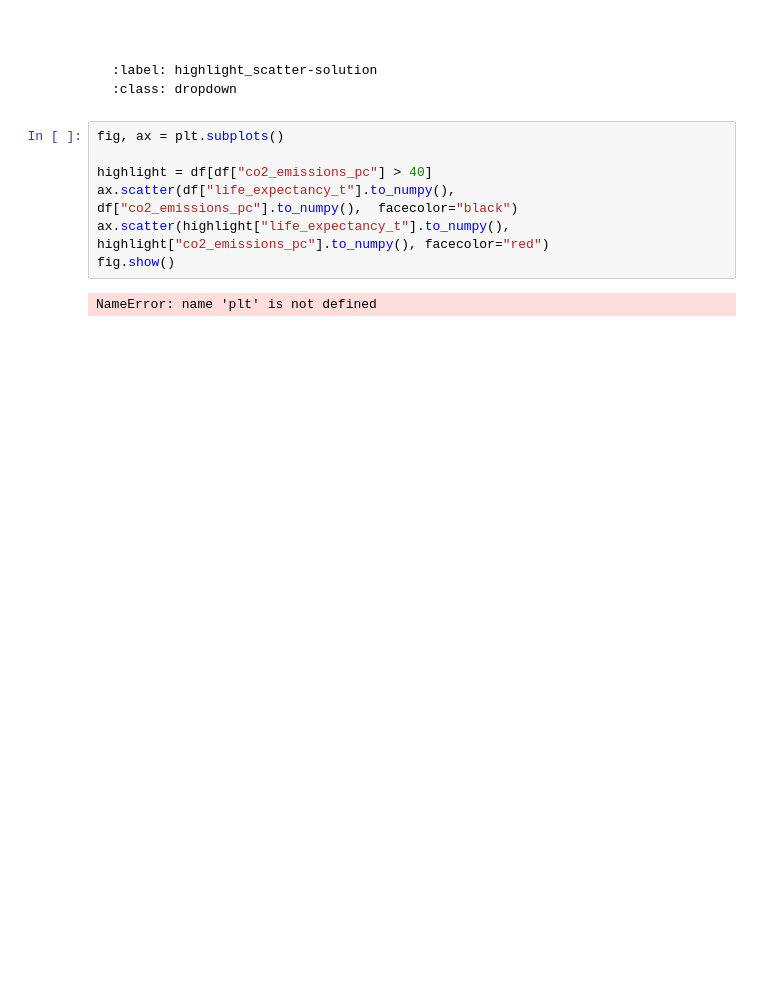
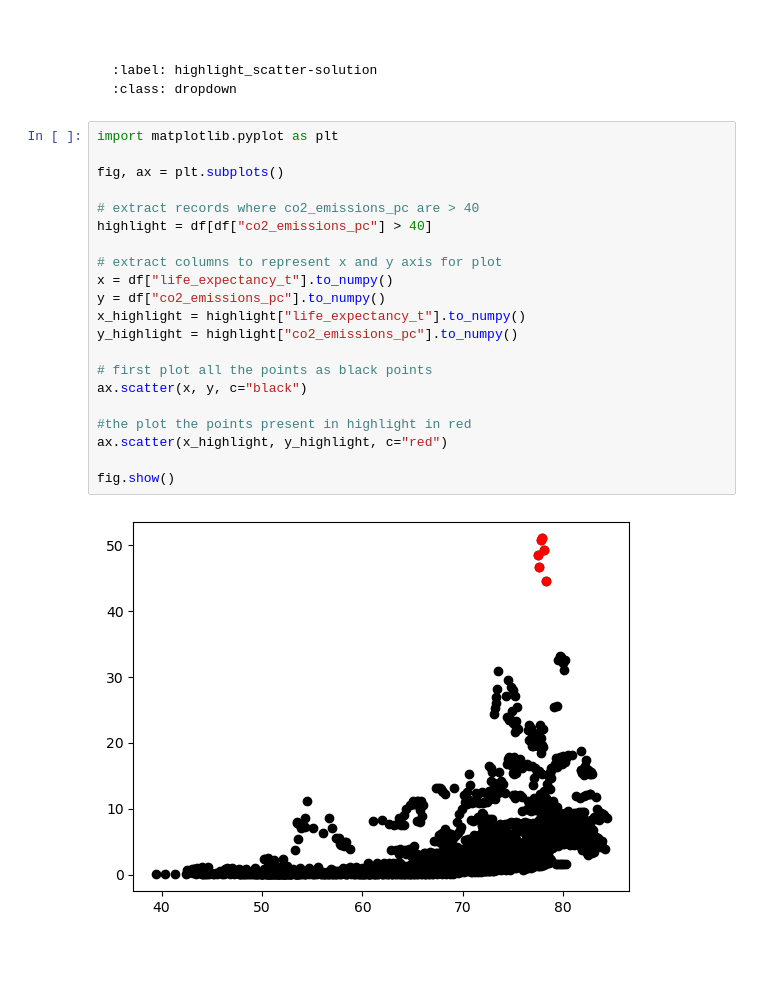
Before and after one commit to ac812/mcb-python, a Jupyter notebook: _sources/solutions-practical3.ipynb, the cells around one changed output. Drawn from its saved outputs; the diff is of its cells as text; blank space fills up the shorter version.

````diff
--- a/_sources/solutions-practical3.ipynb
+++ b/_sources/solutions-practical3.ipynb
@@ -172,15 +172,29 @@ df2.head()
 :label: highlight_scatter-solution
 :class: dropdown
 ```
-# %%
-fig, ax = plt.subplots()
-
-highlight = df[df["co2_emissions_pc"] > 40]
-ax.scatter(df["life_expectancy_t"].to_numpy(), df["co2_emissions_pc"].to_numpy(),  facecolor="black")
-ax.scatter(highlight["life_expectancy_t"].to_numpy(), highlight["co2_emissions_pc"].to_numpy(), facecolor="red")
-fig.show()
-# %% [output]
-NameError: name 'plt' is not defined
+# %%
+import matplotlib.pyplot as plt
+
+fig, ax = plt.subplots()
+
+# extract records where co2_emissions_pc are > 40
+highlight = df[df["co2_emissions_pc"] > 40]
+
+# extract columns to represent x and y axis for plot
+x = df["life_expectancy_t"].to_numpy()
+y = df["co2_emissions_pc"].to_numpy()
+x_highlight = highlight["life_expectancy_t"].to_numpy()
+y_highlight = highlight["co2_emissions_pc"].to_numpy()
+
+# first plot all the points as black points
+ax.scatter(x, y, c="black")
+
+#the plot the points present in highlight in red
+ax.scatter(x_highlight, y_highlight, c="red")
+
+fig.show()
+# %% [output]
+[figure, added]
 # %% [markdown]
 ```{solution-end}
 ```
````
Also changed, not shown: 5 other files.
